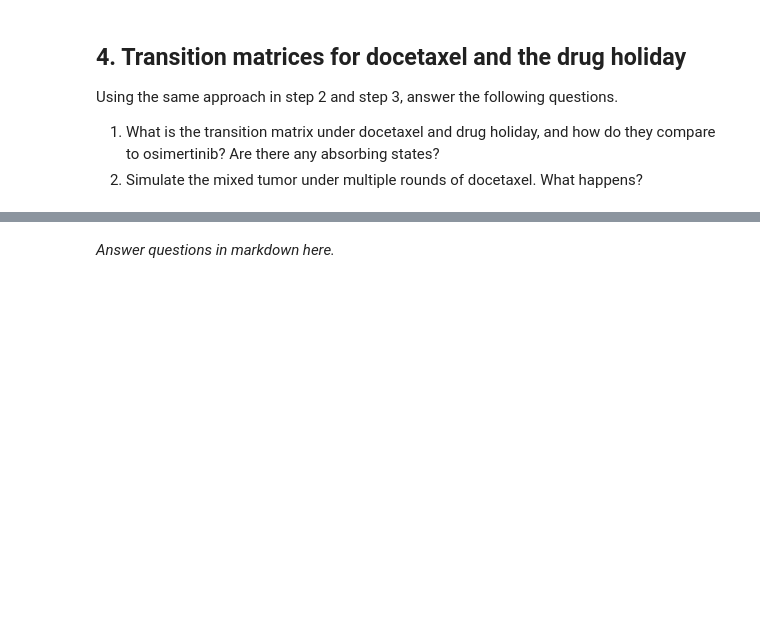
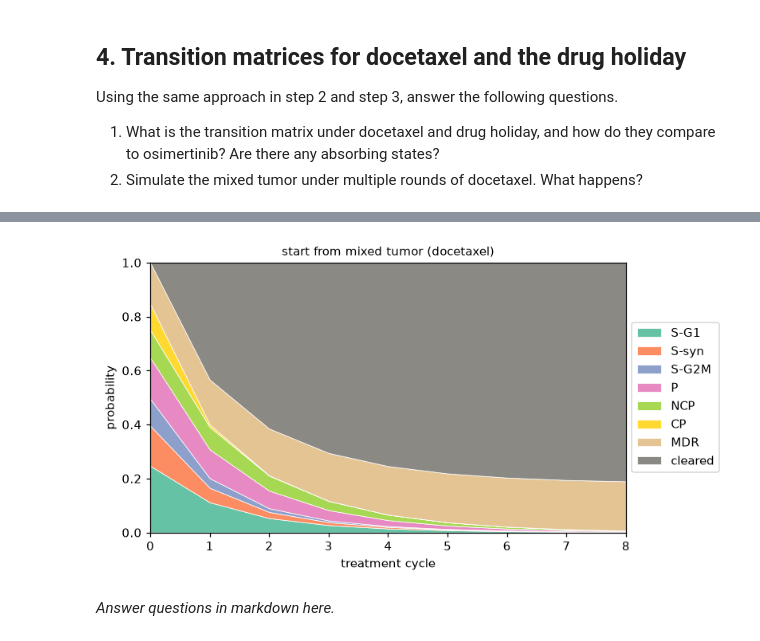
Before and after one commit to jkpbrenn99/uu_markov, a Jupyter notebook: lab_2/Lab09_markov_chain_cells.ipynb, the cells around one changed output, grey strips where cells are left out. Saved outputs shown, nothing was run; the diff lists cells and outputs as text; code cells hidden in the pictures; blank space fills up the shorter version.

```diff
--- a/lab_2/Lab09_markov_chain_cells.ipynb
+++ b/lab_2/Lab09_markov_chain_cells.ipynb
@@ -250,5 +385,14 @@ P_holiday = ...   # TODO
 # %%
 # Simulate the evolution of pi_mix under docetaxel
+evolved_pi_mix_doc = evolve(pi_mix, P_doc, N_CYCLES)
+
+fig, ax = plt.subplots(figsize=(7, 4))
+plot_trajectory(evolved_pi_mix_doc, ax, "start from mixed tumor (docetaxel)")
+ax.set_ylabel("probability")
+ax.legend(loc="center left", bbox_to_anchor=(1, 0.5))
+plt.show()
+# %% [output]
+[figure, added]
 # %% [markdown]
 *Answer questions in markdown here.*
 # %% [markdown]
```
Also changed, not shown: parts of 19 cells of this notebook, 7 other files.
